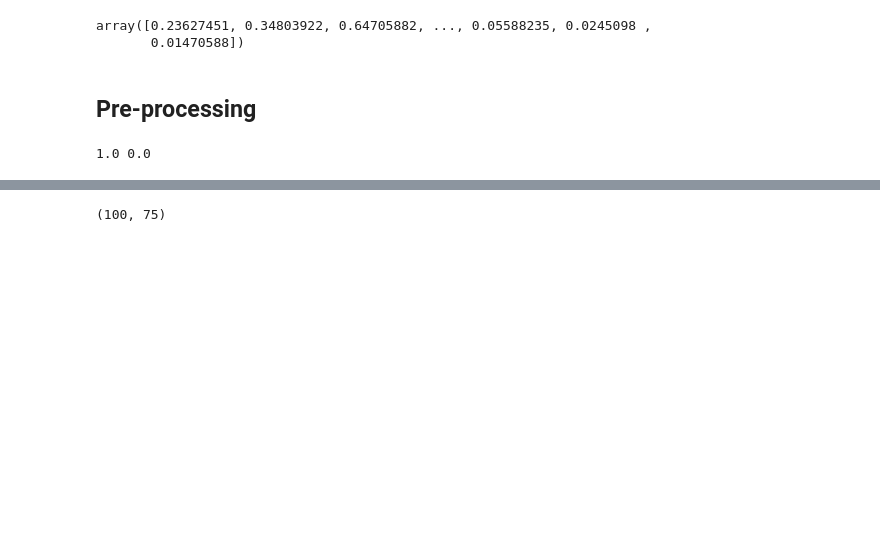
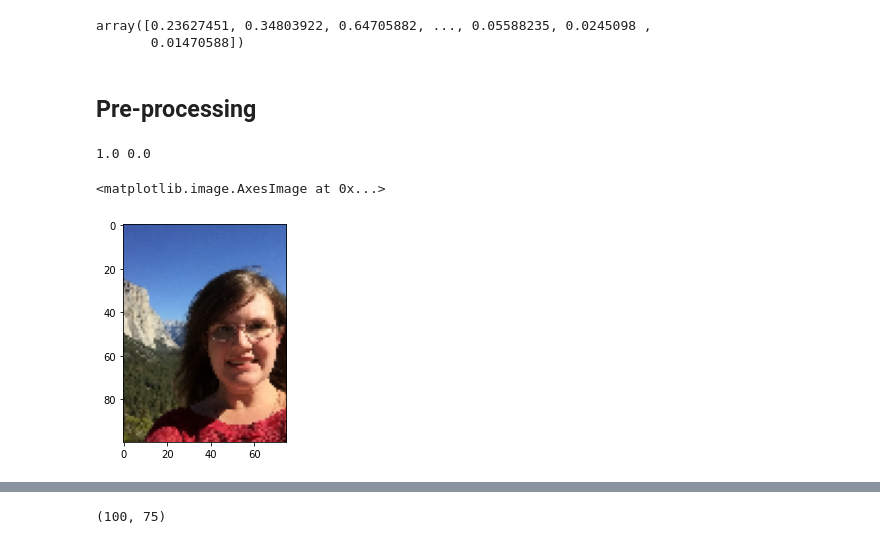
Before and after one commit to Vaycold/Python_DL, a Jupyter notebook: Image_Transformation/AutoEncoder를 활용한 이미지 분할.ipynb, the cells around one changed output, grey strips where cells are left out. Drawn from its saved outputs; the diff is of its cells as text; code cells hidden in the pictures; blank space fills up the shorter version.

```diff
--- a/Image_Transformation/AutoEncoder를 활용한 이미지 분할.ipynb
+++ b/Image_Transformation/AutoEncoder를 활용한 이미지 분할.ipynb
@@ -129,3 +129,8 @@ array([0.23627451, 0.34803922, 0.64705882, ..., 0.05588235, 0.0245098 ,
 print(train_images.max(), train_images.min())
 # %% [output]
 1.0 0.0
+# %%
+plt.imshow(train_images[0])
+# %% [output]
+<matplotlib.image.AxesImage at 0x...>
+[figure, added]
```
Also changed, not shown: parts of 19 cells of this notebook.
